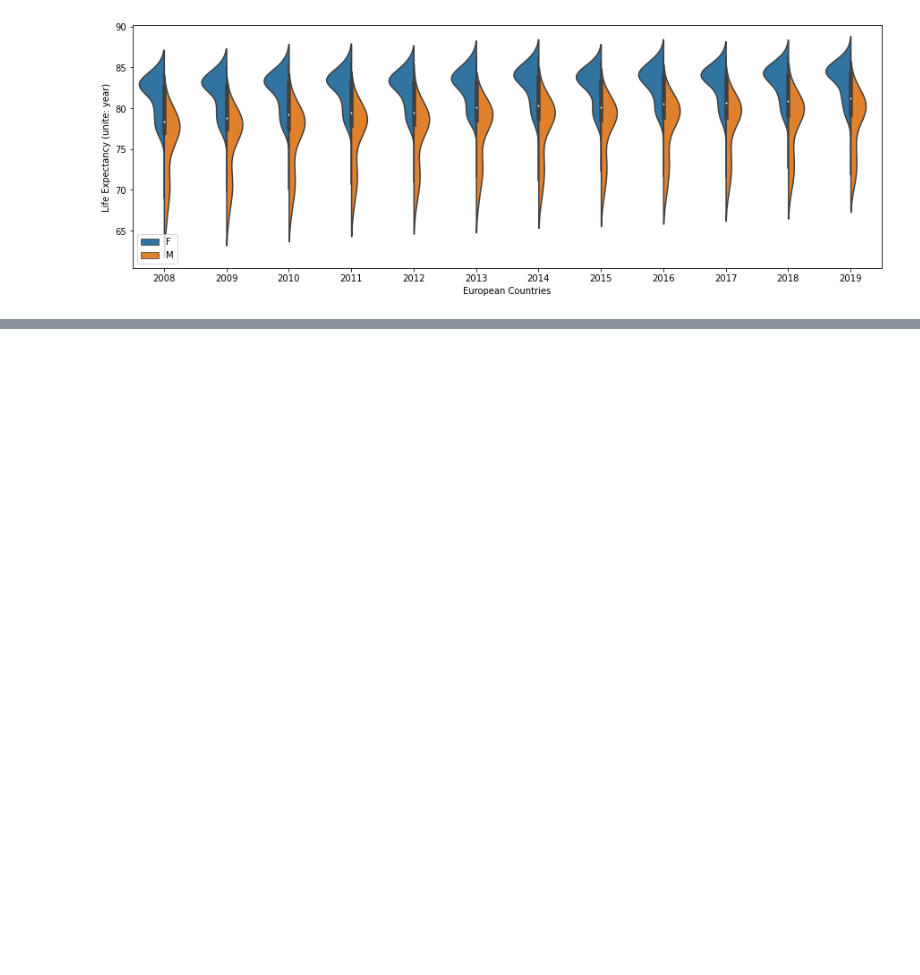
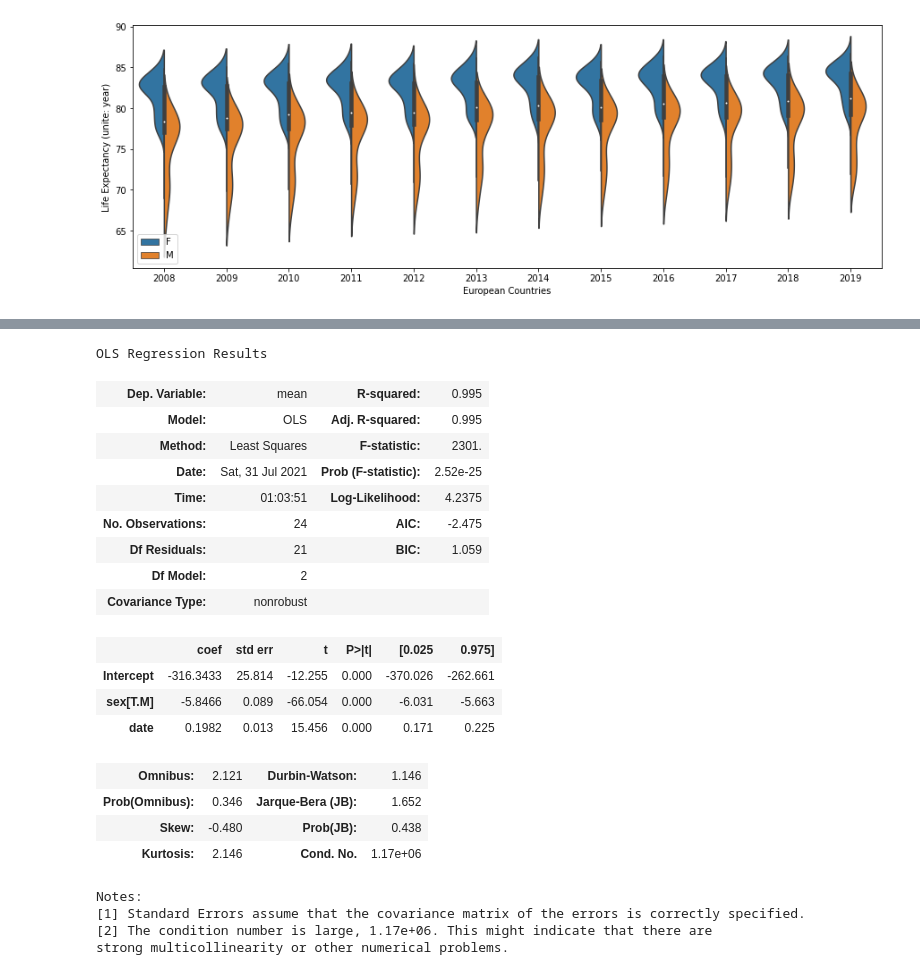
Before and after one commit to ywu223/Capstone1_Compsognathus, a Jupyter notebook: Project_1_LingLv.ipynb, the cells around one changed output, grey strips where cells are left out. Drawn from its saved outputs; the diff is of its cells as text; code cells hidden in the pictures; blank space fills up the shorter version.

Commit message:
add regression line

```diff
--- a/Project_1_LingLv.ipynb
+++ b/Project_1_LingLv.ipynb
@@ -186,0 +190,28 @@ yearly_lf_stat
+# %%
+import statsmodels.api as sm
+model = sm.OLS.from_formula('mean~sex+date', data=yearly_lf_stat)
+result = model.fit()
+result.summary()
+# %% [output]
+OLS Regression Results
+| Dep. Variable: | mean | R-squared: | 0.995 |
+| Model: | OLS | Adj. R-squared: | 0.995 |
+| Method: | Least Squares | F-statistic: | 2301. |
+| Date: | Sat, 31 Jul 2021 | Prob (F-statistic): | 2.52e-25 |
+| Time: | 01:03:51 | Log-Likelihood: | 4.2375 |
+| No. Observations: | 24 | AIC: | -2.475 |
+| Df Residuals: | 21 | BIC: | 1.059 |
+| Df Model: | 2 |  |  |
+| Covariance Type: | nonrobust |  |  |
+|  | coef | std err | t | P>|t| | [0.025 | 0.975] |
+| Intercept | -316.3433 | 25.814 | -12.255 | 0.000 | -370.026 | -262.661 |
+| sex[T.M] | -5.8466 | 0.089 | -66.054 | 0.000 | -6.031 | -5.663 |
+| date | 0.1982 | 0.013 | 15.456 | 0.000 | 0.171 | 0.225 |
+| Omnibus: | 2.121 | Durbin-Watson: | 1.146 |
+| Prob(Omnibus): | 0.346 | Jarque-Bera (JB): | 1.652 |
+| Skew: | -0.480 | Prob(JB): | 0.438 |
+| Kurtosis: | 2.146 | Cond. No. | 1.17e+06 |
+Notes:
+[1] Standard Errors assume that the covariance matrix of the errors is correctly specified.
+[2] The condition number is large, 1.17e+06. This might indicate that there are
+strong multicollinearity or other numerical problems.
```
Also changed, not shown: parts of 7 cells of this notebook.
